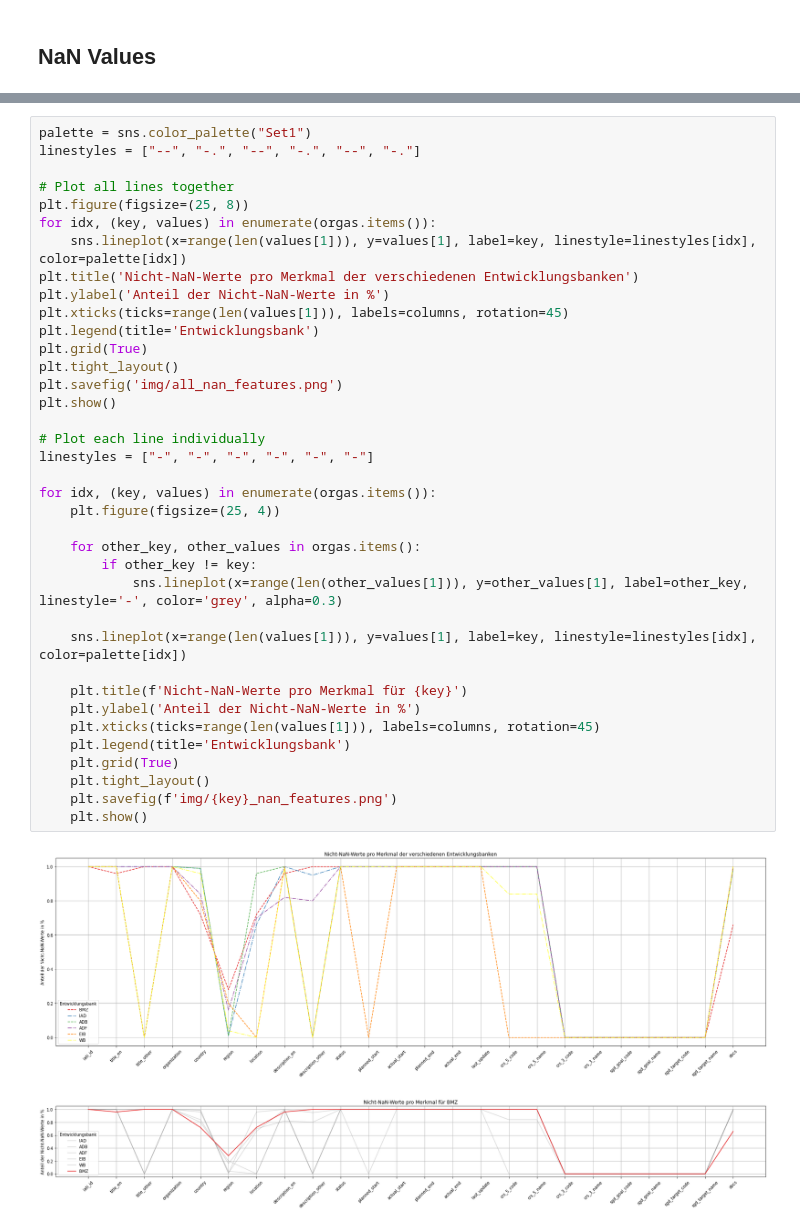
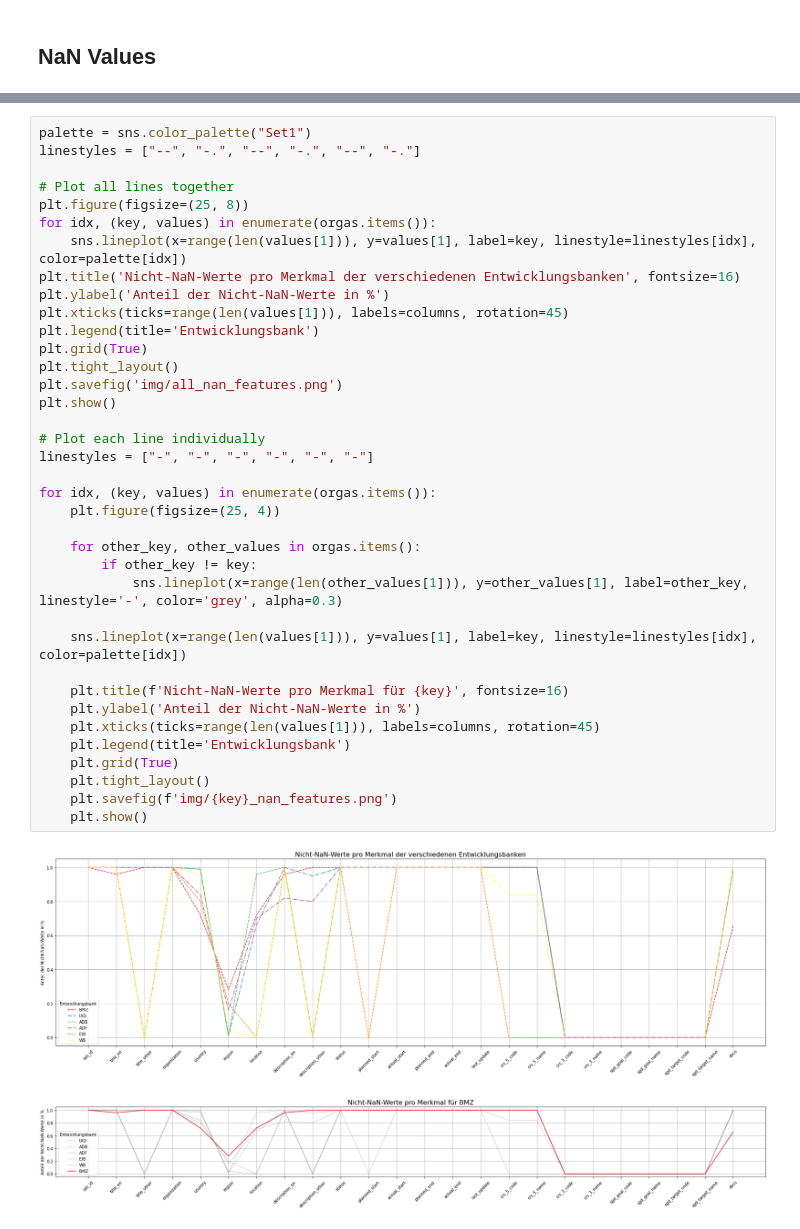
Before and after one commit to JanMuehlnikel/NLP-Development-Banks-Collaboration-Analyzer, a Jupyter notebook: data/exploreation/quality.ipynb, the cells around one changed output, grey strips where cells are left out. Drawn from its saved outputs; the diff is of its cells as text.

```diff
--- a/data/exploreation/quality.ipynb
+++ b/data/exploreation/quality.ipynb
@@ -95,35 +96,35 @@ linestyles = ["--", "-.", "--", "-.", "--", "-."]
 plt.figure(figsize=(25, 8))
 for idx, (key, values) in enumerate(orgas.items()):
     sns.lineplot(x=range(len(values[1])), y=values[1], label=key, linestyle=linestyles[idx], color=palette[idx])
-plt.title('Nicht-NaN-Werte pro Merkmal der verschiedenen Entwicklungsbanken')
+plt.title('Nicht-NaN-Werte pro Merkmal der verschiedenen Entwicklungsbanken', fontsize=16)
 plt.ylabel('Anteil der Nicht-NaN-Werte in %')
 plt.xticks(ticks=range(len(values[1])), labels=columns, rotation=45)
 plt.legend(title='Entwicklungsbank')
 plt.grid(True)
 plt.tight_layout()
 plt.savefig('img/all_nan_features.png')
 plt.show()
 
 # Plot each line individually
 linestyles = ["-", "-", "-", "-", "-", "-"]
 
 for idx, (key, values) in enumerate(orgas.items()):
     plt.figure(figsize=(25, 4))
 
     for other_key, other_values in orgas.items():
         if other_key != key:
             sns.lineplot(x=range(len(other_values[1])), y=other_values[1], label=other_key, linestyle='-', color='grey', alpha=0.3)
 
     sns.lineplot(x=range(len(values[1])), y=values[1], label=key, linestyle=linestyles[idx], color=palette[idx])
 
-    plt.title(f'Nicht-NaN-Werte pro Merkmal für {key}')
+    plt.title(f'Nicht-NaN-Werte pro Merkmal für {key}', fontsize=16)
     plt.ylabel('Anteil der Nicht-NaN-Werte in %')
     plt.xticks(ticks=range(len(values[1])), labels=columns, rotation=45)
     plt.legend(title='Entwicklungsbank')
     plt.grid(True)
     plt.tight_layout()
     plt.savefig(f'img/{key}_nan_features.png')
     plt.show()
 # %% [output]
-[figure, old version]
+[figure, new version]
-[figure, old version]
+[figure, new version]
```
Also changed, not shown: parts of 6 cells of this notebook, 7 other files.
